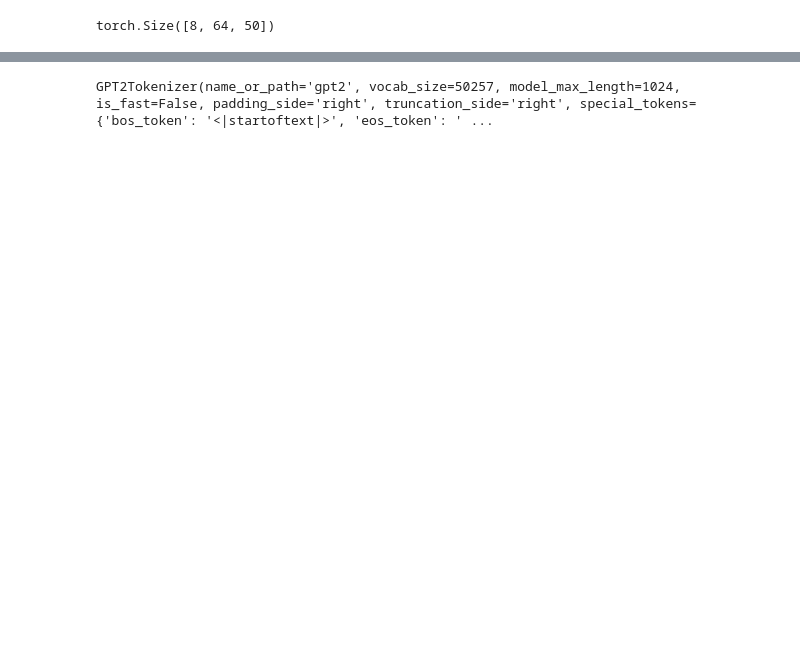
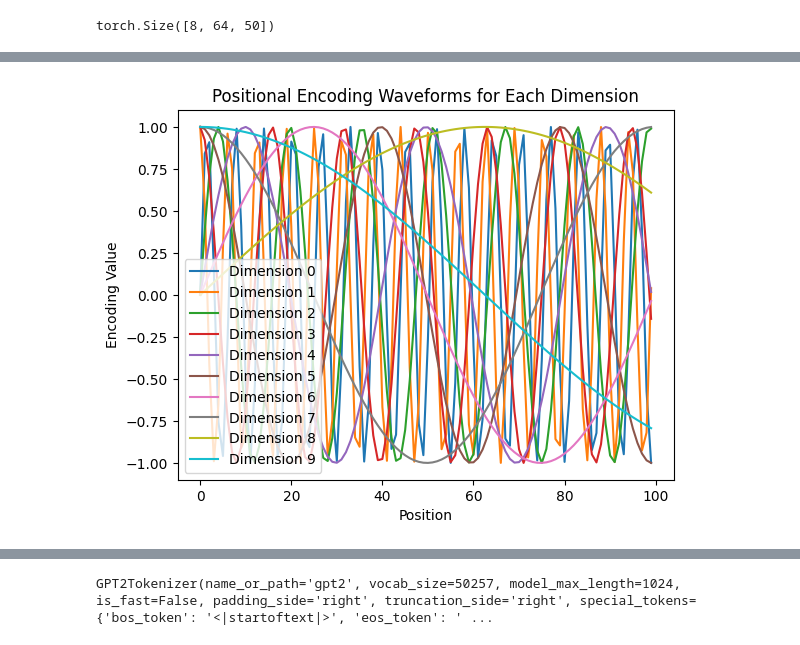
Before and after one commit to fritzprix/HolidayHackerLab_2023, a Jupyter notebook: toyGPT/scratch.ipynb, the cells around one changed output, grey strips where cells are left out. Saved outputs shown, nothing was run; the diff lists cells and outputs as text; code cells hidden in the pictures; blank space fills up the shorter version.

```diff
--- a/toyGPT/scratch.ipynb
+++ b/toyGPT/scratch.ipynb
@@ -288,6 +314,16 @@ class Transformer(torch.nn.Module):
 # %%
-device = torch.device('cuda') if torch.cuda.is_available() else torch.device('cpu')
-transformer = Transformer(8, 512, device=device, dtype=torch.float16)
-output = transformer.forward(test)
-output.shape
+import torch
+
+device = torch.device('cuda') if torch.cuda.is_available() else torch.device('cpu') # use CUDA whenever it's available
+
+batch_size = 8
+d_model = 1024
+seq_length = 512
+n_head = 8
+
+inputs = (torch.rand((batch_size, seq_length, d_model), device=device), torch.tril(torch.ones((1, seq_length, seq_length), dtype=torch.bool, device=device)))
+transformer = Transformer(n_head=n_head, d_model=d_model, device=device, dtype=torch.float)
+
+output = transformer.forward(inputs)
+output
 # %% [output]
@@ -321,0 +404,31 @@ torch.Size([8, 64, 50])
+# %%
+import torch
+import matplotlib.pyplot as plt
+
+def positional_embedding(d_model, max_length, dtype=None, device=None):
+    div_even = torch.pow(10000, torch.arange(0, d_model // 2, dtype=dtype, device=device) * 2 / d_model)
+    div_odd = torch.pow(10000, torch.arange(0, d_model // 2, dtype=dtype, device=device) * 2 / d_model)
+    pos = torch.arange(0, max_length, device=device, dtype=dtype).unsqueeze(-1)
+    pe = torch.zeros((max_length, d_model))
+    pe[:,0::2] = torch.sin(pos / div_even)
+    pe[:,1::2] = torch.cos(pos / div_odd)
+    return pe.requires_grad_(False)
+
+# Parameters
+d_model = 20
+max_length = 100
+
+# Generate positional embeddings
+pe = positional_embedding(d_model, max_length)
+
+# Plot each dimension separately
+for i in range(int(d_model / 2)):
+    plt.plot(pe[:, i].numpy(), label=f'Dimension {i}')
+
+plt.title('Positional Encoding Waveforms for Each Dimension')
+plt.xlabel('Position')
+plt.ylabel('Encoding Value')
+plt.legend()
+plt.show()
+# %% [output]
+[figure, added]
```
Also changed, not shown: parts of 26 cells of this notebook, 1 other file.
